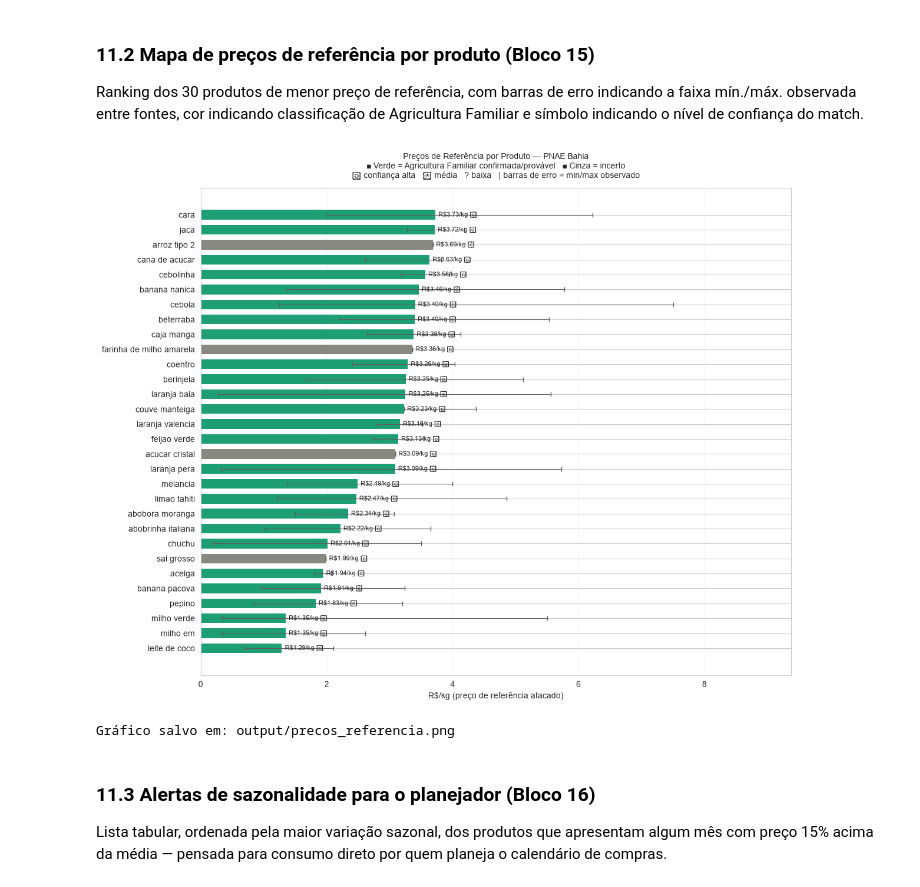
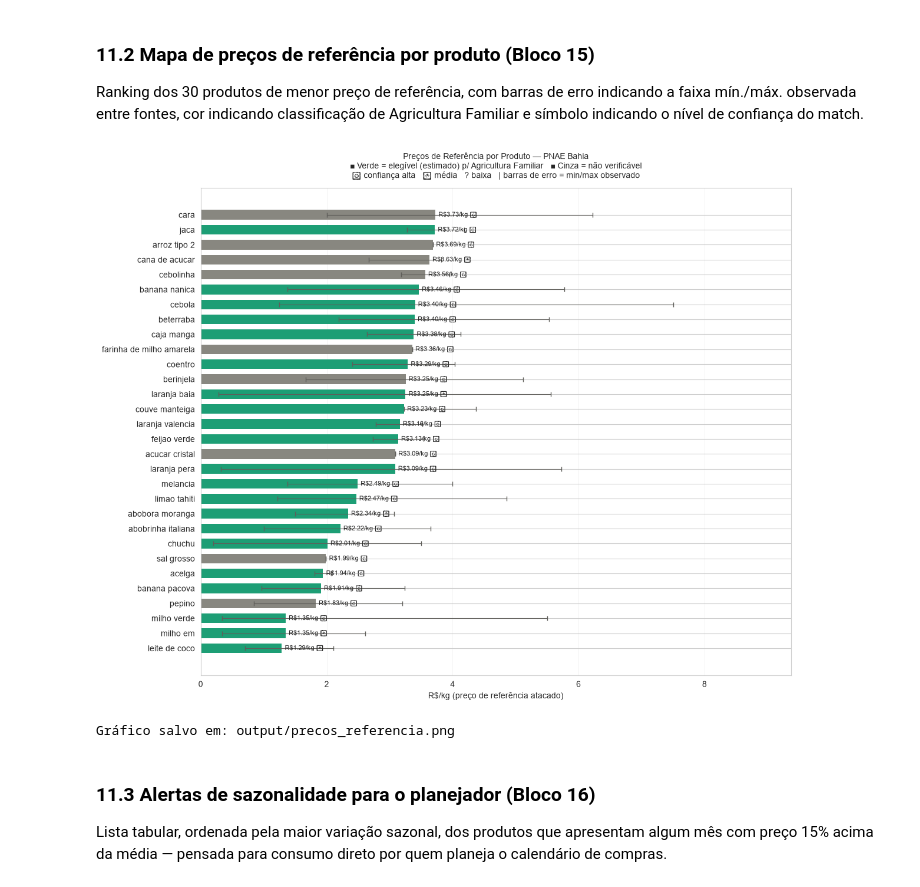
Before and after one commit to dba149/PNAE, a Jupyter notebook: otimizacao_pnae_precos_conab.ipynb, the cells around one changed output. Drawn from its saved outputs; the diff is of its cells as text; code cells hidden in the pictures.

```diff
--- a/otimizacao_pnae_precos_conab.ipynb
+++ b/otimizacao_pnae_precos_conab.ipynb
@@ -1374,10 +1538,14 @@ def resumo_preco_por_produto(
       produto_busca | produto_encontrado_ref | fonte_ref | nivel_ref |
       prioridade_ref | score_match_ref | confianca_match |
       preco_kg_referencia | preco_kg_min | preco_kg_max |
-      is_af | confianca_af | origem_regional_disponivel |
+      is_af | base_af | origem_regional_disponivel |
       n_fontes | fontes_disponiveis |
       mes_pico_preco | mes_baixo_preco | meses_alerta_preco_alto |
       variacao_sazonal_pct
+
+    CORREÇÃO (set/2026): coluna 'confianca_af' (hierarquia alta/media/baixa)
+    substituída por 'base_af' (pgpm/heuristico/nao_verificavel) — ver Bloco 3
+    para a justificativa metodológica completa.
     """
     if df_resultado.empty:
         return pd.DataFrame()
@@ -1394,12 +1562,21 @@ def resumo_preco_por_produto(
         # Produto de referência: maior score dentro da fonte prioritária
         linha_ref = grupo_ref.loc[grupo_ref['score_match'].idxmax()]
 
-        # is_af: True se qualquer linha indica AF
+        # is_af: True se qualquer linha indica elegibilidade
         is_af_vals = grupo['is_af'].unique()
         is_af_final = True if True in is_af_vals else 'incerto'
-        conf_af = 'alta' if grupo[grupo['is_af'] == True]['confianca_af'].isin(['alta']).any() else (
-            'media' if grupo[grupo['is_af'] == True]['confianca_af'].isin(['media']).any() else 'baixa'
-        )
+
+        # base_af: prioriza a evidência mais forte entre as linhas do produto
+        # ('pgpm' > 'heuristico' > 'nao_verificavel'), só entre as linhas
+        # onde is_af já é True — mantém rastreabilidade sem reintroduzir
+        # uma hierarquia de "confiança".
+        bases_af = set(grupo.loc[grupo['is_af'] == True, 'base_af'])
+        if 'pgpm' in bases_af:
+            base_af_final = 'pgpm'
+        elif 'heuristico' in bases_af:
+            base_af_final = 'heuristico'
+        else:
+            base_af_final = 'nao_verificavel'
 
         # Origem regional: disponível em alguma linha?
         origem_reg = bool(grupo.get('origem_regional', pd.Series(False)).any())
@@ -1417,7 +1594,7 @@ def resumo_preco_por_produto(
             'preco_kg_min':              round(preco_min, 4),
             'preco_kg_max':              round(preco_max, 4),
             'is_af':                     is_af_final,
-            'confianca_af':              conf_af,
+            'base_af':                   base_af_final,
             'origem_regional_disponivel': origem_reg,
             'n_fontes':                  grupo['fonte'].nunique(),
             'fontes_disponiveis':        ', '.join(sorted(grupo['fonte'].unique())),
@@ -1801,7 +1981,7 @@ if os.path.exists(PATH_PRECO_MANUAL) and len(sem_preco) > 0:
                 'preco_kg_min':               round(row['preco_kg_manual'], 4),
                 'preco_kg_max':               round(row['preco_kg_manual'], 4),
                 'is_af':                      False,          # sempre False — sem procedência verificável
-                'confianca_af':               'nao_aplicavel', # não avaliado (não é PGPM nem heurística de nome)
+                'base_af':                    'sem_procedencia_manual', # coleta avulsa, sem CONAB/PGPM/heurística
                 'origem_regional_disponivel': False,
                 'n_fontes':                   1,
                 'fontes_disponiveis':         'manual',
@@ -1827,7 +2007,7 @@ if os.path.exists(PATH_PRECO_MANUAL) and len(sem_preco) > 0:
               f"(preço fixo, sem sazonalidade).")
         print(f"  Produtos ainda sem preço após fallback manual: {len(sem_preco)}")
 
-        display(df_resumo_manual[['produto_busca', 'preco_kg_referencia', 'is_af', 'confianca_af']].head(20))
+        display(df_resumo_manual[['produto_busca', 'preco_kg_referencia', 'is_af', 'base_af']].head(20))
     else:
         print("Nenhum produto sem preço CONAB encontrado na planilha manual (revisar nomes/normalização).")
 elif not os.path.exists(PATH_PRECO_MANUAL):
@@ -2114,35 +2415,35 @@ if not df_resumo.empty:
                    color=cores, edgecolor='none', height=0.65)
 
     # Barras de erro para min/max
     xerr_low  = df_plot['preco_kg_referencia'] - df_plot['preco_kg_min']
     xerr_high = df_plot['preco_kg_max'] - df_plot['preco_kg_referencia']
     ax.errorbar(
         df_plot['preco_kg_referencia'], range(len(df_plot)),
         xerr=[xerr_low, xerr_high],
         fmt='none', color='#5F5E5A', capsize=3, linewidth=0.8
     )
 
     # Rótulos de valor
     for i, (val, conf) in enumerate(zip(df_plot['preco_kg_referencia'], df_plot['confianca_match'])):
         simbolo = '★' if conf == 'alta' else ('◆' if conf == 'media' else '?')
         ax.text(val + 0.02, i, f" R${val:.2f}/kg {simbolo}", va='center', fontsize=8)
 
     ax.set_xlabel('R$/kg (preço de referência atacado)', fontsize=10)
     ax.set_title(
         'Preços de Referência por Produto — PNAE Bahia\n'
-        '■ Verde = Agricultura Familiar confirmada/provável   ■ Cinza = incerto\n'
+        '■ Verde = elegível (estimado) p/ Agricultura Familiar   ■ Cinza = não verificável\n'
         '★ confiança alta   ◆ média   ? baixa   | barras de erro = min/max observado',
         fontsize=10, pad=12
     )
     ax.grid(axis='x', alpha=0.3, linewidth=0.5)
     ax.set_xlim(0, df_plot['preco_kg_max'].max() * 1.25)
 
     plt.tight_layout()
     plt.savefig(output_folder + 'precos_referencia.png', dpi=150, bbox_inches='tight')
     plt.show()
     print("Gráfico salvo em: output/precos_referencia.png")
 # %% [output]
-[figure, old version]
+[figure, new version]
 Gráfico salvo em: output/precos_referencia.png
 # %% [markdown]
 ### 11.3 Alertas de sazonalidade para o planejador (Bloco 16)
```
Also changed, not shown: parts of 19 cells of this notebook, 1 other file.
